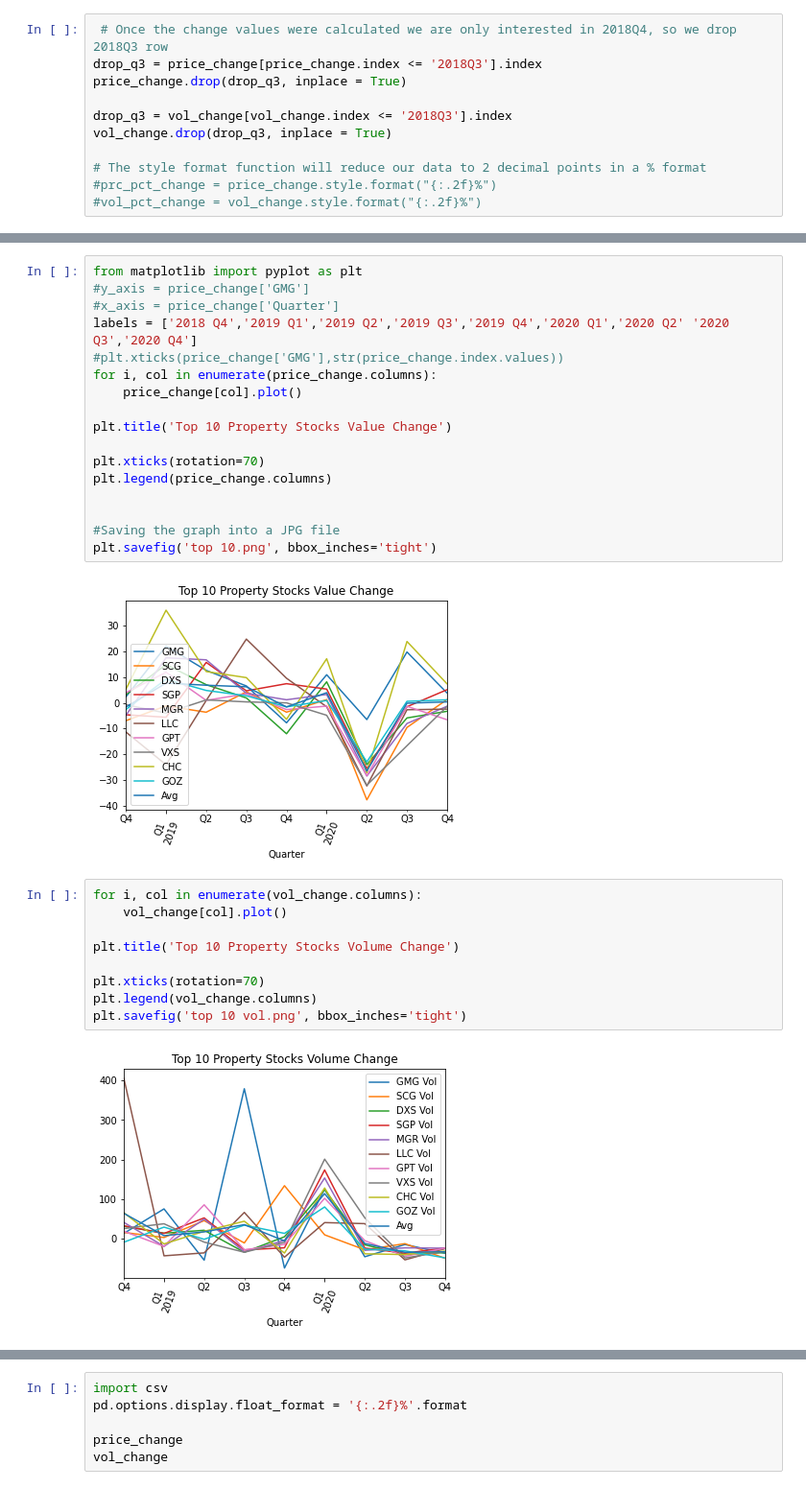
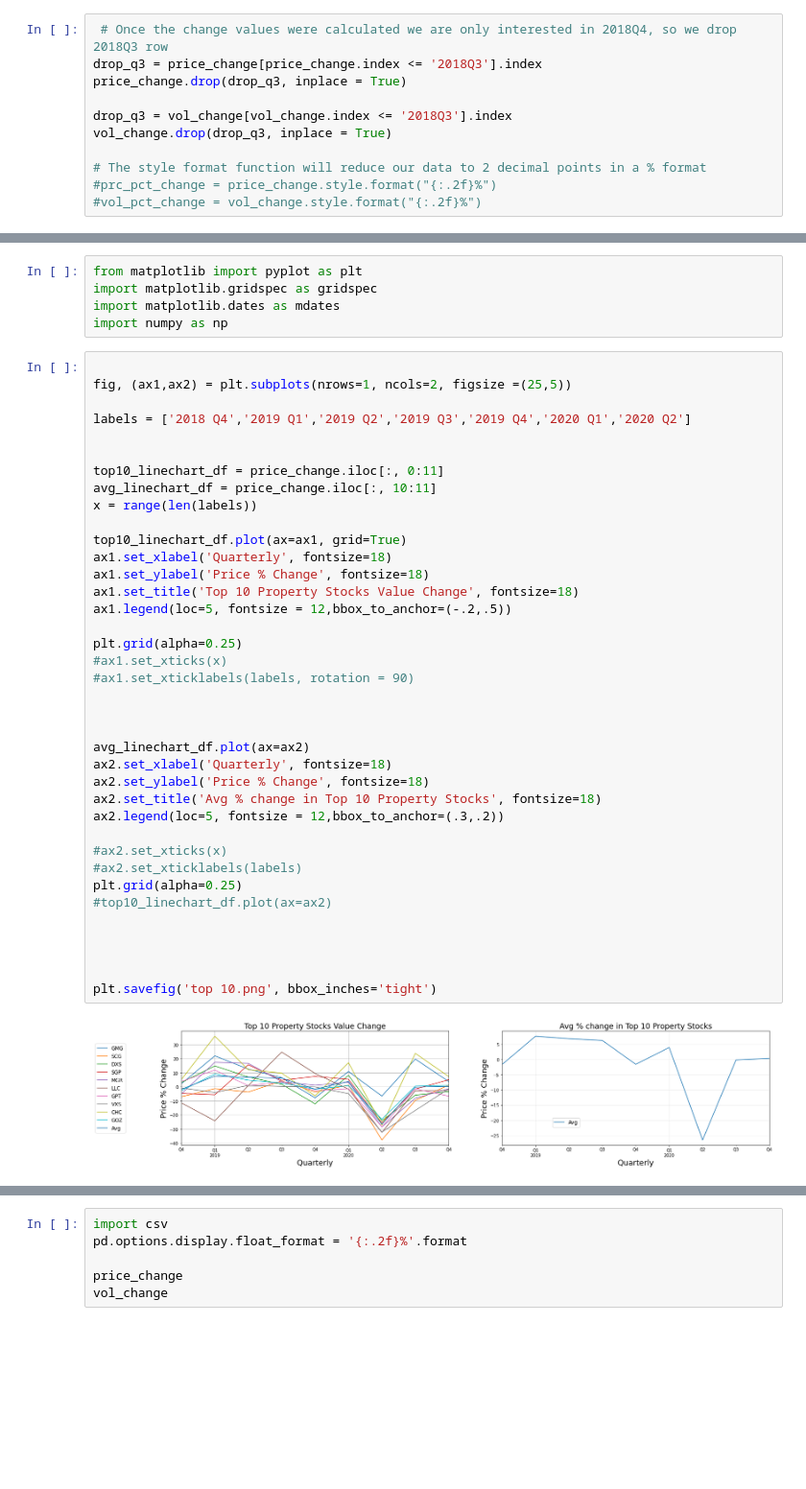
Before and after one commit to Supasyl/Data-Analytics-Project-1, a Jupyter notebook: Project 1.3 Notebooks/Stock Analysis .ipynb, the cells around one changed output, grey strips where cells are left out. Shown: that part at 96% size. Drawn from its saved outputs; the diff is of its cells as text; blank space fills up the shorter version.

Commit message:
line graph

```diff
--- a/Project 1.3 Notebooks/Stock Analysis .ipynb
+++ b/Project 1.3 Notebooks/Stock Analysis .ipynb
@@ -187,33 +186,48 @@ vol_change
 | 2020Q2 | -46.30% | -28.57% | -16.06% | -24.25% | -29.95% | 37.62% | -5.50% | 52.47% | -38.81% | -27.11% | -12.64% |
 | 2020Q3 | -15.24% | -13.10% | -40.55% | -37.36% | -23.71% | -54.17% | -45.22% | -49.28% | -40.67% | -31.30% | -35.06% |
 | 2020Q4 | -37.56% | -50.23% | -35.75% | -24.22% | -24.56% | -25.70% | -24.27% | -33.12% | -32.08% | -49.18% | -33.67% |
-# %%
-from matplotlib import pyplot as plt
-#y_axis = price_change['GMG']
-#x_axis = price_change['Quarter']
-labels = ['2018 Q4','2019 Q1','2019 Q2','2019 Q3','2019 Q4','2020 Q1','2020 Q2' '2020 Q3','2020 Q4']
-#plt.xticks(price_change['GMG'],str(price_change.index.values))
-for i, col in enumerate(price_change.columns):
-    price_change[col].plot()
-
-plt.title('Top 10 Property Stocks Value Change')
-
-plt.xticks(rotation=70)
-plt.legend(price_change.columns)
-
-
-#Saving the graph into a JPG file
-plt.savefig('top 10.png', bbox_inches='tight')
-# %% [output]
-[figure, removed]
-# %%
-for i, col in enumerate(vol_change.columns):
-    vol_change[col].plot()
-
-plt.title('Top 10 Property Stocks Volume Change')
-
-plt.xticks(rotation=70)
-plt.legend(vol_change.columns)
-plt.savefig('top 10 vol.png', bbox_inches='tight')
-# %% [output]
-[figure, removed]
+# %%
+from matplotlib import pyplot as plt
+import matplotlib.gridspec as gridspec
+import matplotlib.dates as mdates
+import numpy as np
+# %%
+
+fig, (ax1,ax2) = plt.subplots(nrows=1, ncols=2, figsize =(25,5))
+
+labels = ['2018 Q4','2019 Q1','2019 Q2','2019 Q3','2019 Q4','2020 Q1','2020 Q2']
+
+
+top10_linechart_df = price_change.iloc[:, 0:11]
+avg_linechart_df = price_change.iloc[:, 10:11]
+x = range(len(labels))
+
+top10_linechart_df.plot(ax=ax1, grid=True)
+ax1.set_xlabel('Quarterly', fontsize=18)
+ax1.set_ylabel('Price % Change', fontsize=18)
+ax1.set_title('Top 10 Property Stocks Value Change', fontsize=18)
+ax1.legend(loc=5, fontsize = 12,bbox_to_anchor=(-.2,.5))
+
+plt.grid(alpha=0.25)
+#ax1.set_xticks(x)
+#ax1.set_xticklabels(labels, rotation = 90)
+
+
+
+avg_linechart_df.plot(ax=ax2)
+ax2.set_xlabel('Quarterly', fontsize=18)
+ax2.set_ylabel('Price % Change', fontsize=18)
+ax2.set_title('Avg % change in Top 10 Property Stocks', fontsize=18)
+ax2.legend(loc=5, fontsize = 12,bbox_to_anchor=(.3,.2))
+
+#ax2.set_xticks(x)
+#ax2.set_xticklabels(labels)
+plt.grid(alpha=0.25)
+#top10_linechart_df.plot(ax=ax2)
+
+
+
+
+plt.savefig('top 10.png', bbox_inches='tight')
+# %% [output]
+[figure, added]
```
Also changed, not shown: parts of 8 cells of this notebook, 3 other files.
